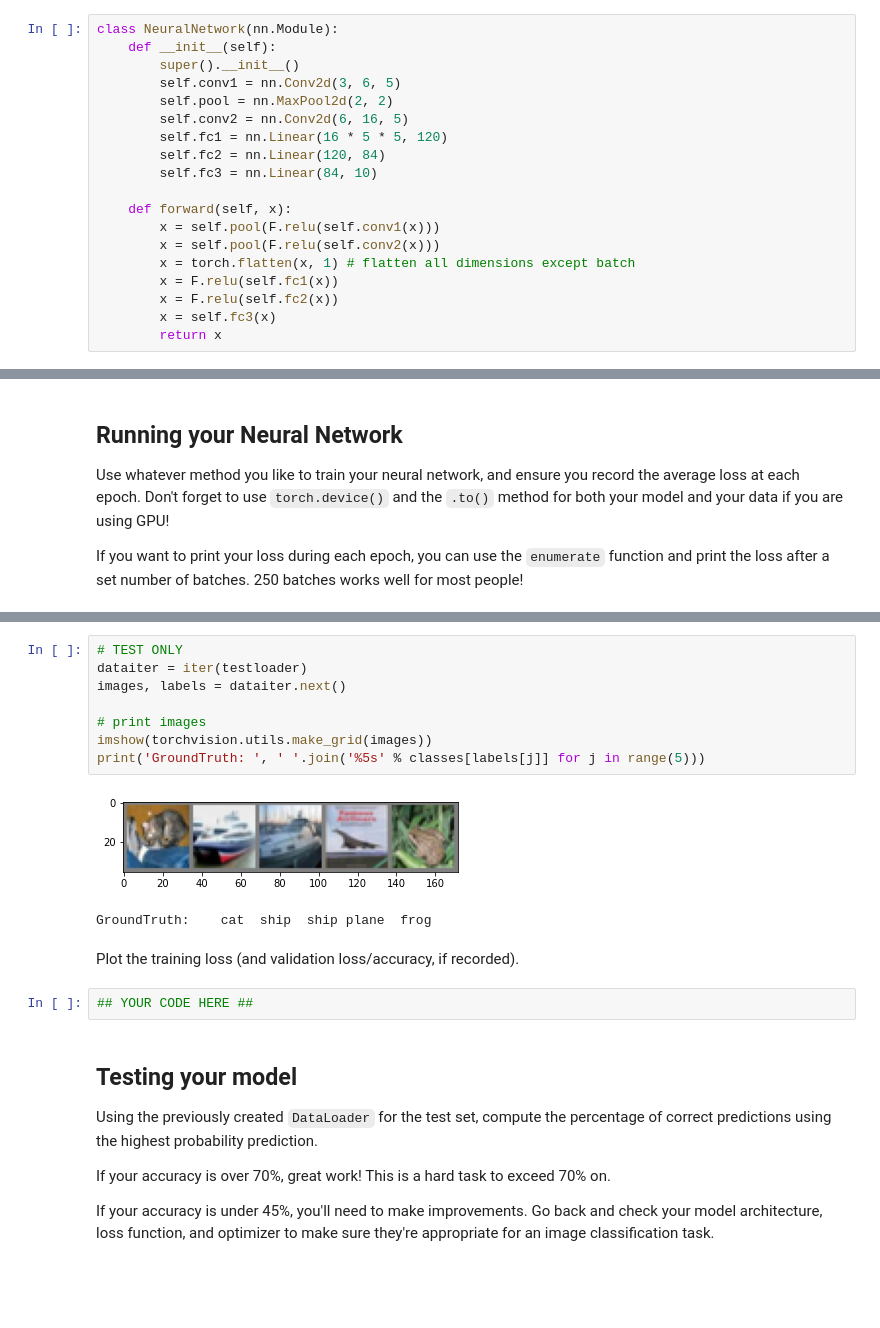
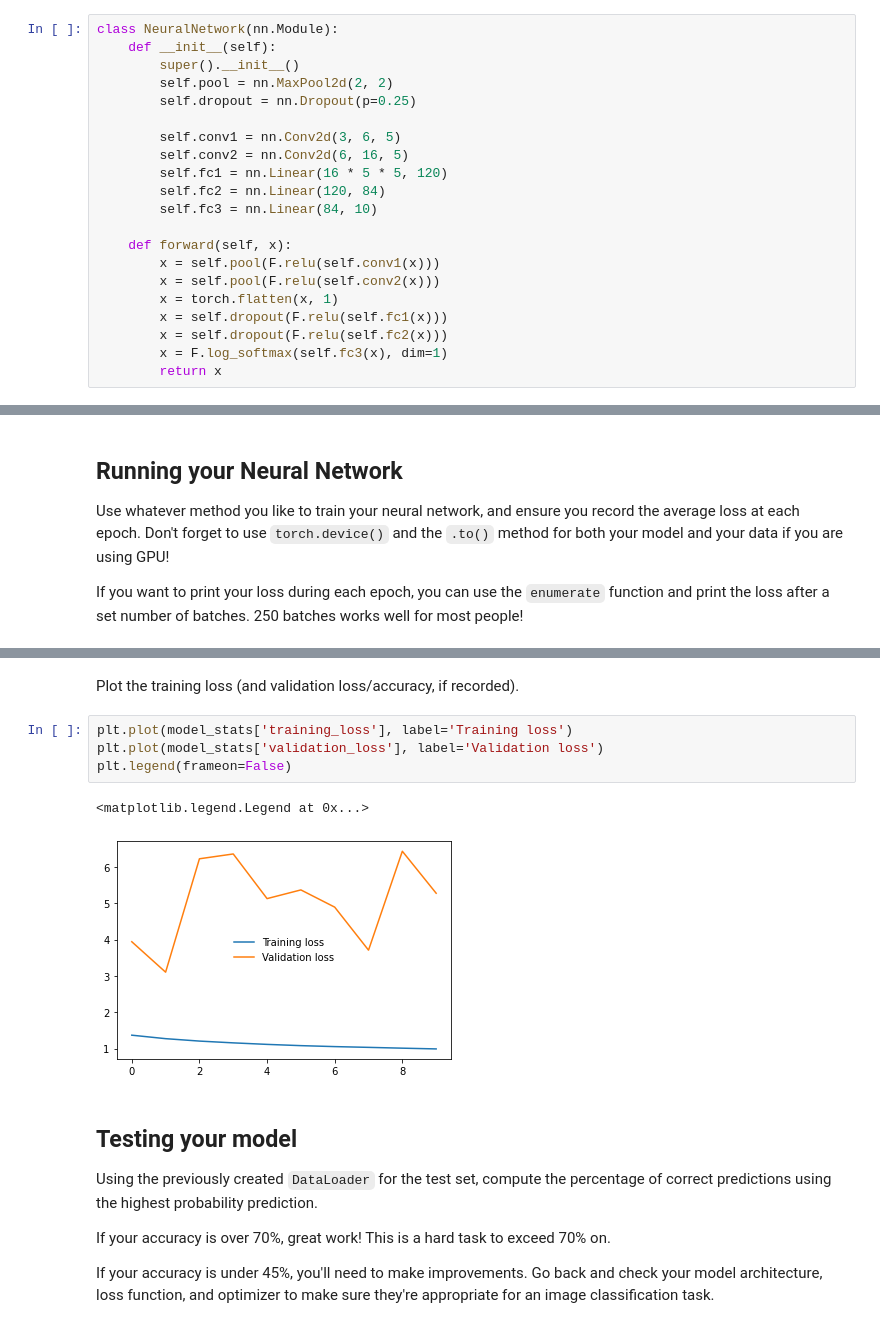
Before and after one commit to achimoraites/deep-learning, a Jupyter notebook: cifar-10-image-classifier/CIFAR-10_Image_Classifier.ipynb, the cells around one changed output, grey strips where cells are left out. Drawn from its saved outputs; the diff is of its cells as text; blank space fills up the shorter version.

Commit message:
feat(cifar-10-classifier): calculate model stats
Gather statistics about
- accuracy
- training and validation loss

This will help us improve the model

```diff
--- a/cifar-10-image-classifier/CIFAR-10_Image_Classifier.ipynb
+++ b/cifar-10-image-classifier/CIFAR-10_Image_Classifier.ipynb
@@ -111,8 +111,10 @@ Feel free to construct a model of any architecture – feedforward, convolutiona
 class NeuralNetwork(nn.Module):
     def __init__(self):
         super().__init__()
+        self.pool = nn.MaxPool2d(2, 2)
+        self.dropout = nn.Dropout(p=0.25)
+
         self.conv1 = nn.Conv2d(3, 6, 5)
-        self.pool = nn.MaxPool2d(2, 2)
         self.conv2 = nn.Conv2d(6, 16, 5)
         self.fc1 = nn.Linear(16 * 5 * 5, 120)
         self.fc2 = nn.Linear(120, 84)
@@ -121,10 +123,10 @@ class NeuralNetwork(nn.Module):
     def forward(self, x):
         x = self.pool(F.relu(self.conv1(x)))
         x = self.pool(F.relu(self.conv2(x)))
-        x = torch.flatten(x, 1) # flatten all dimensions except batch
-        x = F.relu(self.fc1(x))
-        x = F.relu(self.fc2(x))
-        x = self.fc3(x)
+        x = torch.flatten(x, 1)
+        x = self.dropout(F.relu(self.fc1(x)))
+        x = self.dropout(F.relu(self.fc2(x)))
+        x = F.log_softmax(self.fc3(x), dim=1)
         return x
 # %% [markdown]
 Specify a loss function and an optimizer, and instantiate the model.
@@ -194,19 +217,13 @@ print('Finished Training')
 Finished Training
-# %%
-# TEST ONLY
-dataiter = iter(testloader)
-images, labels = dataiter.next()
-
-# print images
-imshow(torchvision.utils.make_grid(images))
-print('GroundTruth: ', ' '.join('%5s' % classes[labels[j]] for j in range(5)))
-# %% [output]
-[figure, removed]
-GroundTruth:    cat  ship  ship plane  frog
 # %% [markdown]
 Plot the training loss (and validation loss/accuracy, if recorded).
-# %%
-## YOUR CODE HERE ##
+# %%
+plt.plot(model_stats['training_loss'], label='Training loss')
+plt.plot(model_stats['validation_loss'], label='Validation loss')
+plt.legend(frameon=False)
+# %% [output]
+<matplotlib.legend.Legend at 0x...>
+[figure, added]
 # %% [markdown]
 ## Testing your model
 Using the previously created `DataLoader` for the test set, compute the percentage of correct predictions using the highest probability prediction.
```
Also changed, not shown: parts of 6 cells of this notebook.
